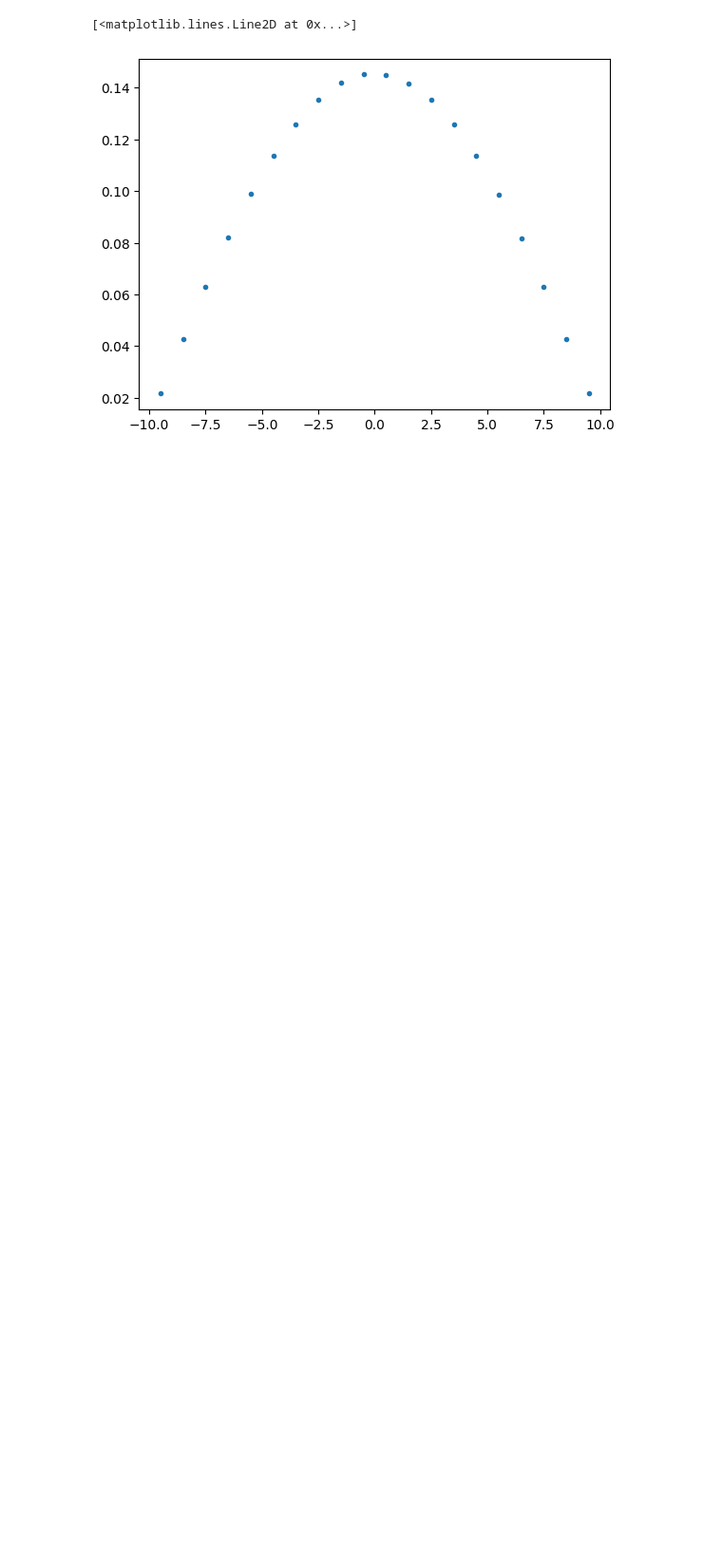
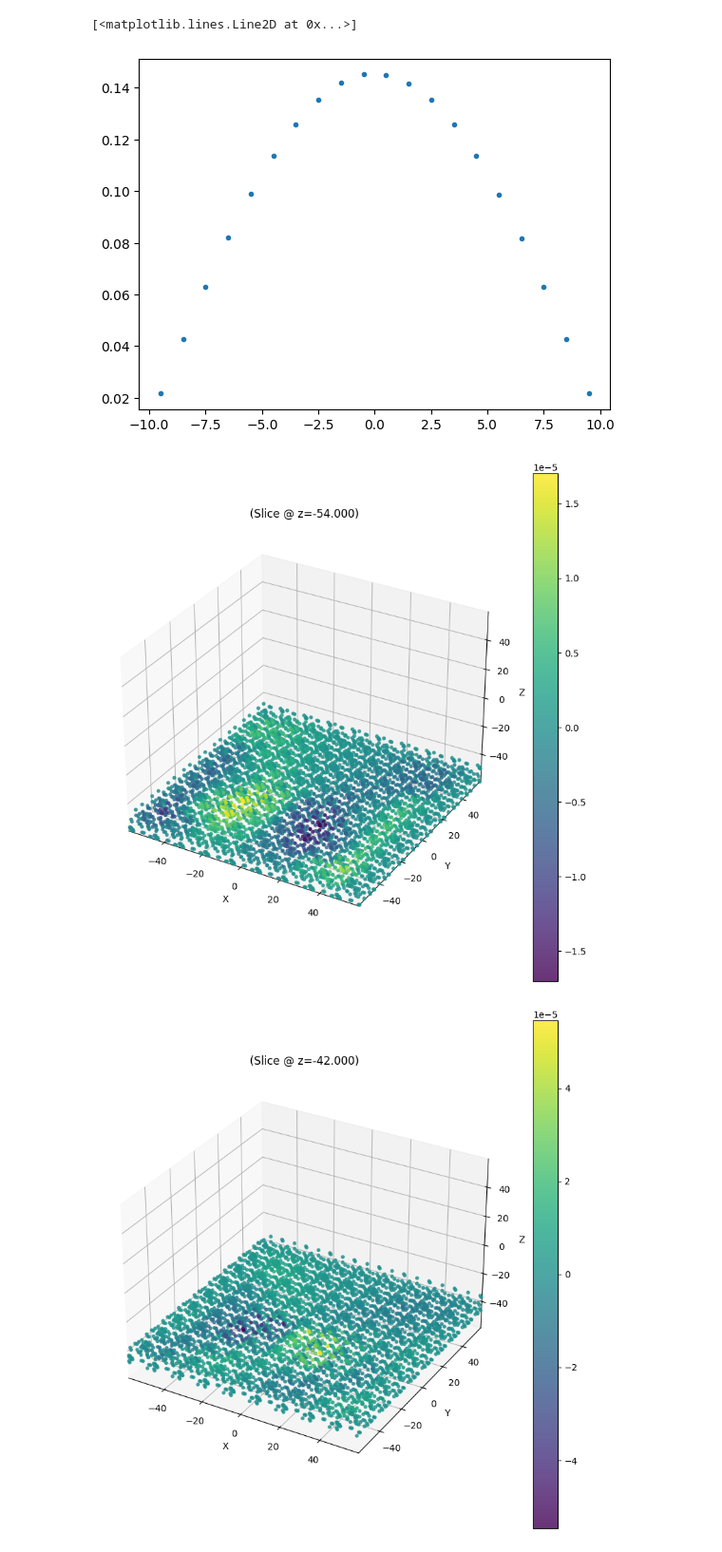
Before and after one commit to vcaipu/cqednumerics, a Jupyter notebook: 3D/Visualize3D.ipynb, the cells around one changed output. Shown at 95% size. Drawn from its saved outputs; the diff is of its cells as text; code cells hidden in the pictures; blank space fills up the shorter version.

Commit message:
update visualization functions for 3D

```diff
--- a/3D/Visualize3D.ipynb
+++ b/3D/Visualize3D.ipynb
@@ -29,3 +29,8 @@ plt.plot(x,coeffs,".")
 # %% [output]
 [<matplotlib.lines.Line2D at 0x...>]
 [figure]
+# %%
+femsystem.plot_n_slices_interior(u_odd_interior,n_slices=10)
+# %% [output]
+[figure, added]
+[figure, added]
```
Also changed, not shown: parts of 2 cells of this notebook, 3 other files.
